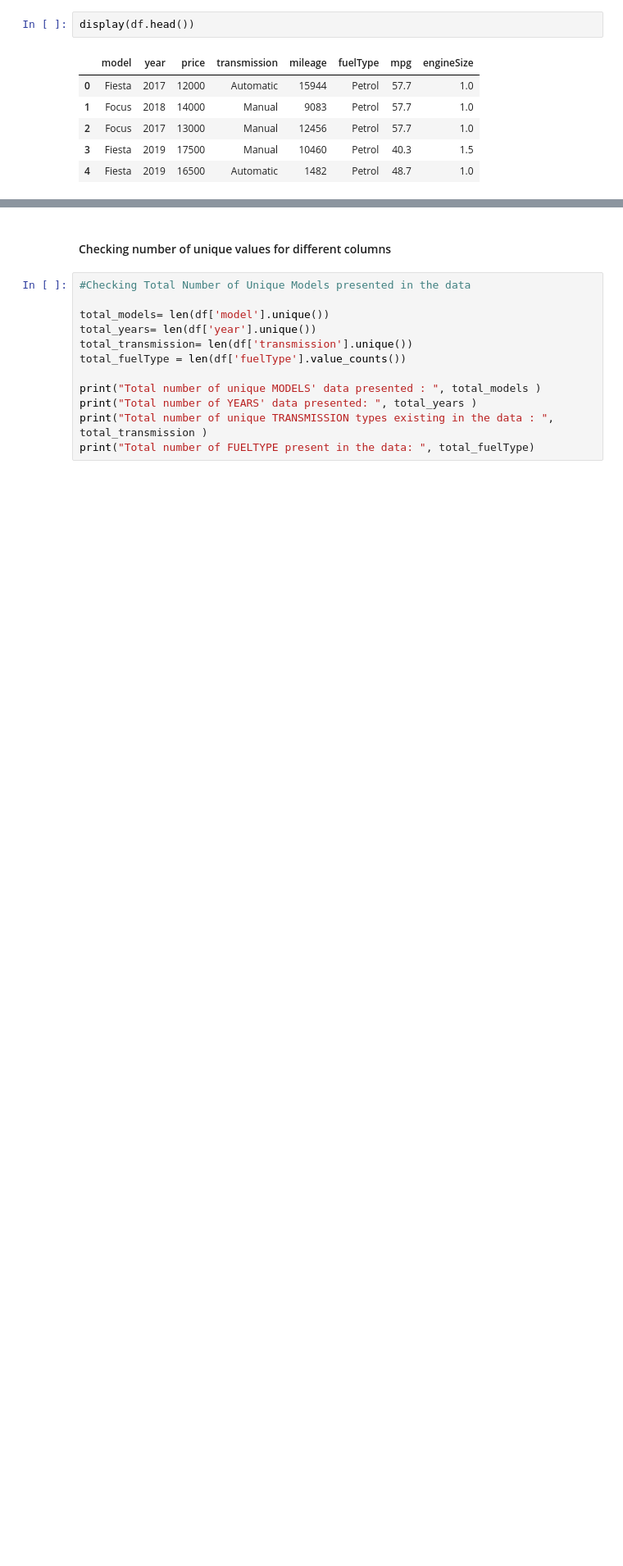
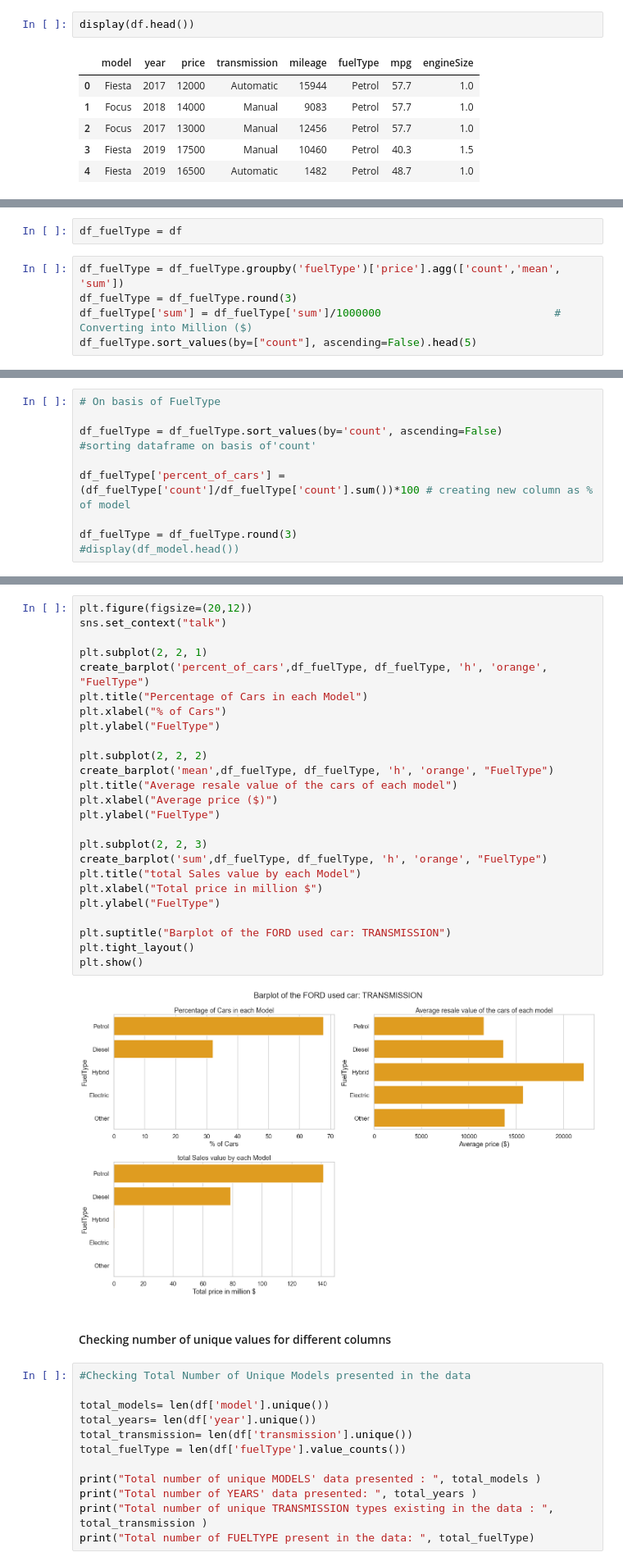
Before and after one commit to AnkonDewan/FORD_used_car_analysis, a Jupyter notebook: FORD_used_car_data visualization_EDA.ipynb, the cells around one changed output, grey strips where cells are left out. Shown at 82% size. Saved outputs shown, nothing was run; the diff lists cells and outputs as text; blank space fills up the shorter version.

```diff
--- a/FORD_used_car_data visualization_EDA.ipynb
+++ b/FORD_used_car_data visualization_EDA.ipynb
@@ -40,0 +97,7 @@ display(df.head())
+# %%
+df_fuelType = df
+# %%
+df_fuelType = df_fuelType.groupby('fuelType')['price'].agg(['count','mean', 'sum'])
+df_fuelType = df_fuelType.round(3)
+df_fuelType['sum'] = df_fuelType['sum']/1000000                           # Converting into Million ($)
+df_fuelType.sort_values(by=["count"], ascending=False).head(5)
@@ -40,0 +138,9 @@ display(df.head())
+# %%
+# On basis of FuelType
+
+df_fuelType = df_fuelType.sort_values(by='count', ascending=False)                #sorting dataframe on basis of'count'
+
+df_fuelType['percent_of_cars'] = (df_fuelType['count']/df_fuelType['count'].sum())*100 # creating new column as % of model
+
+df_fuelType = df_fuelType.round(3)
+#display(df_model.head())
@@ -41,3 +213,30 @@ display(df.head())
+# %%
+plt.figure(figsize=(20,12))
+sns.set_context("talk")
+
+plt.subplot(2, 2, 1)
+create_barplot('percent_of_cars',df_fuelType, df_fuelType, 'h', 'orange', "FuelType")
+plt.title("Percentage of Cars in each Model")
+plt.xlabel("% of Cars")
+plt.ylabel("FuelType")
+
+plt.subplot(2, 2, 2)
+create_barplot('mean',df_fuelType, df_fuelType, 'h', 'orange', "FuelType")
+plt.title("Average resale value of the cars of each model")
+plt.xlabel("Average price ($)")
+plt.ylabel("FuelType")
+
+plt.subplot(2, 2, 3)
+create_barplot('sum',df_fuelType, df_fuelType, 'h', 'orange', "FuelType")
+plt.title("total Sales value by each Model")
+plt.xlabel("Total price in million $")
+plt.ylabel("FuelType")
+
+plt.suptitle("Barplot of the FORD used car: TRANSMISSION")
+plt.tight_layout()
+plt.show()
+# %% [output]
+[figure, added]
 # %% [markdown]
 #### Checking number of unique values for different columns
 # %%
```
Also changed, not shown: parts of 27 cells of this notebook.
